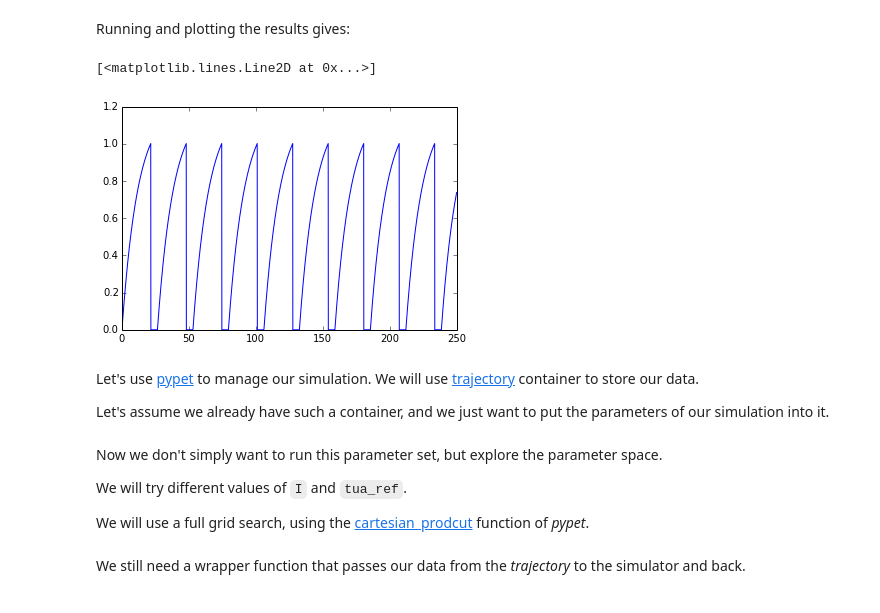
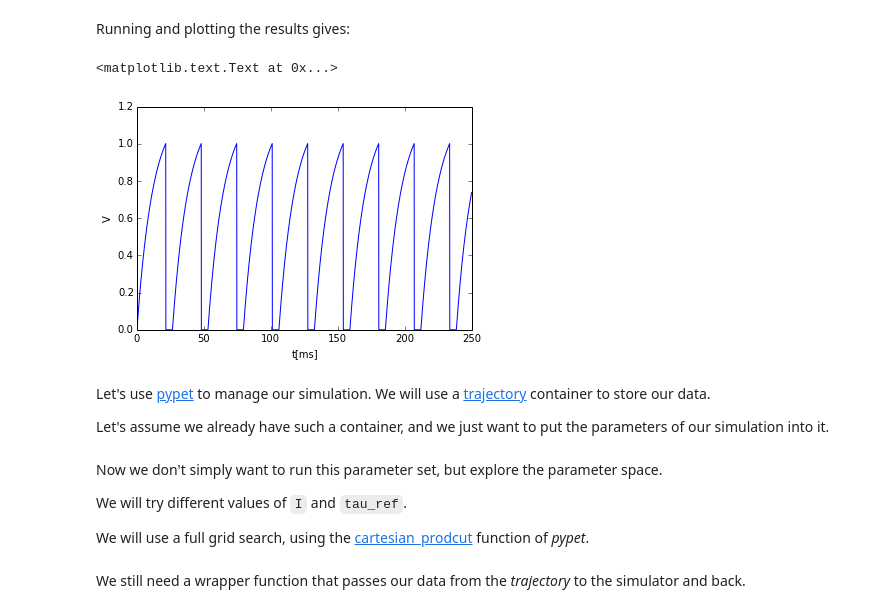
Before and after one commit to SmokinCaterpillar/GroupTalkDemo, a Jupyter notebook: notebooks/neuron_demo.ipynb, the cells around one changed output. Saved outputs shown, nothing was run; the diff lists cells and outputs as text; code cells hidden in the pictures.

```diff
--- a/notebooks/neuron_demo.ipynb
+++ b/notebooks/neuron_demo.ipynb
@@ -80,20 +82,22 @@ Running and plotting the results gives:
 # %%
 V_init = 0.0
 I = 0.1
 tau_V = 12.0
 tau_ref = 5.0
 dt = 0.1
 duration = 250.0
 
 V_array, spiketimes, times = euler_neuron(V_init, I, tau_V, tau_ref, dt, duration)
 
 plt.plot(times, V_array)
+plt.xlabel('t[ms]')
+plt.ylabel('V')
 # %% [output]
-[<matplotlib.lines.Line2D at 0x...>]
+<matplotlib.text.Text at 0x...>
-[figure, old version]
+[figure, new version]
 # %% [markdown]
 Let's use [pypet](http://pypet.readthedocs.org/en/latest/) to manage our simulation.
-We will use [trajectory](http://pypet.readthedocs.org/en/latest/pypetdoc/trajectorydoc.html#pypet.trajectory.Trajectory) container to store our data.
+We will use a [trajectory](http://pypet.readthedocs.org/en/latest/pypetdoc/trajectorydoc.html#pypet.trajectory.Trajectory) container to store our data.
 
 Let's assume we already have such a container, and we just want to put the parameters of our simulation into it.
 # %%
@@ -118,7 +122,7 @@ def add_parameters(traj):
 # %% [markdown]
 Now we don't simply want to run this parameter set, but explore the parameter space.
 
-We will try different values of `I` and `tua_ref`.
+We will try different values of `I` and `tau_ref`.
 
 We will use a full grid search, using the [cartesian_prodcut](http://pypet.readthedocs.org/en/latest/pypetdoc/utilsdoc.html?highlight=cartesian#pypet.utils.explore.cartesian_product) function of *pypet*.
 # %%
```
Also changed, not shown: parts of 5 cells of this notebook, 2 other files.
